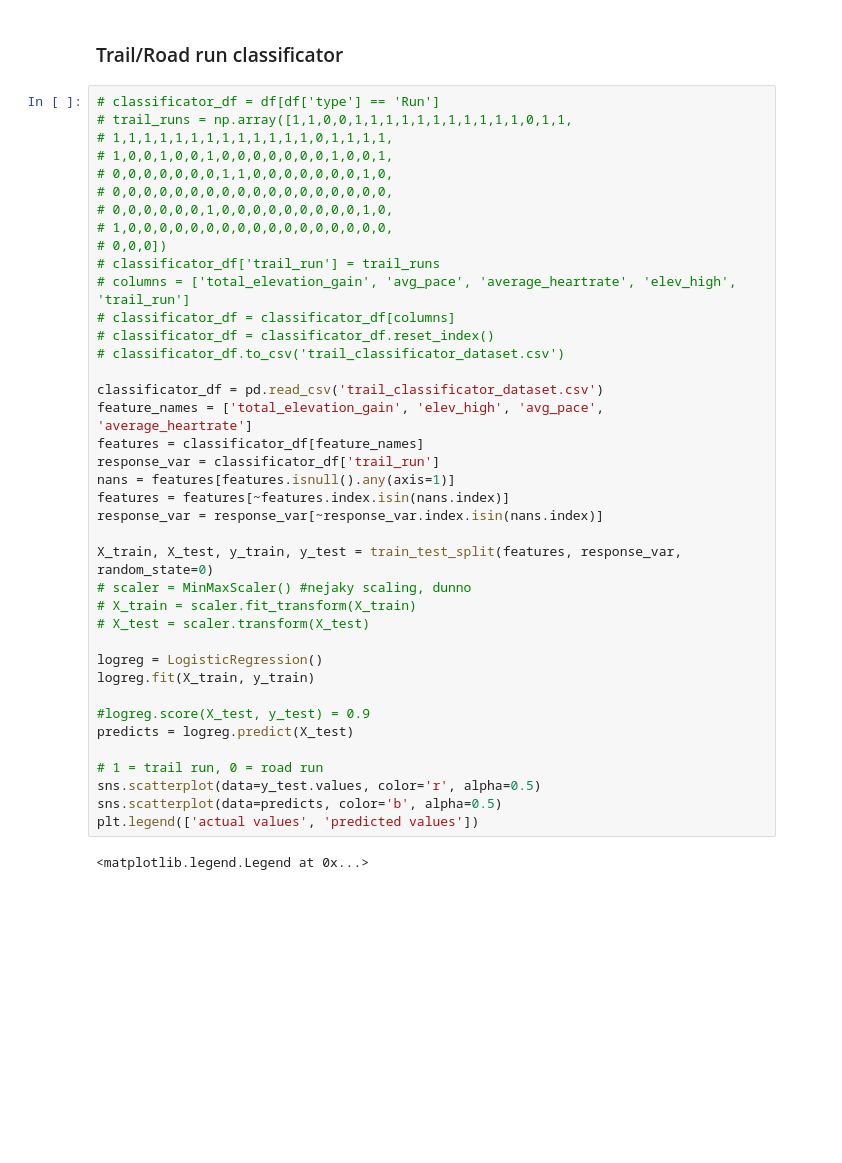
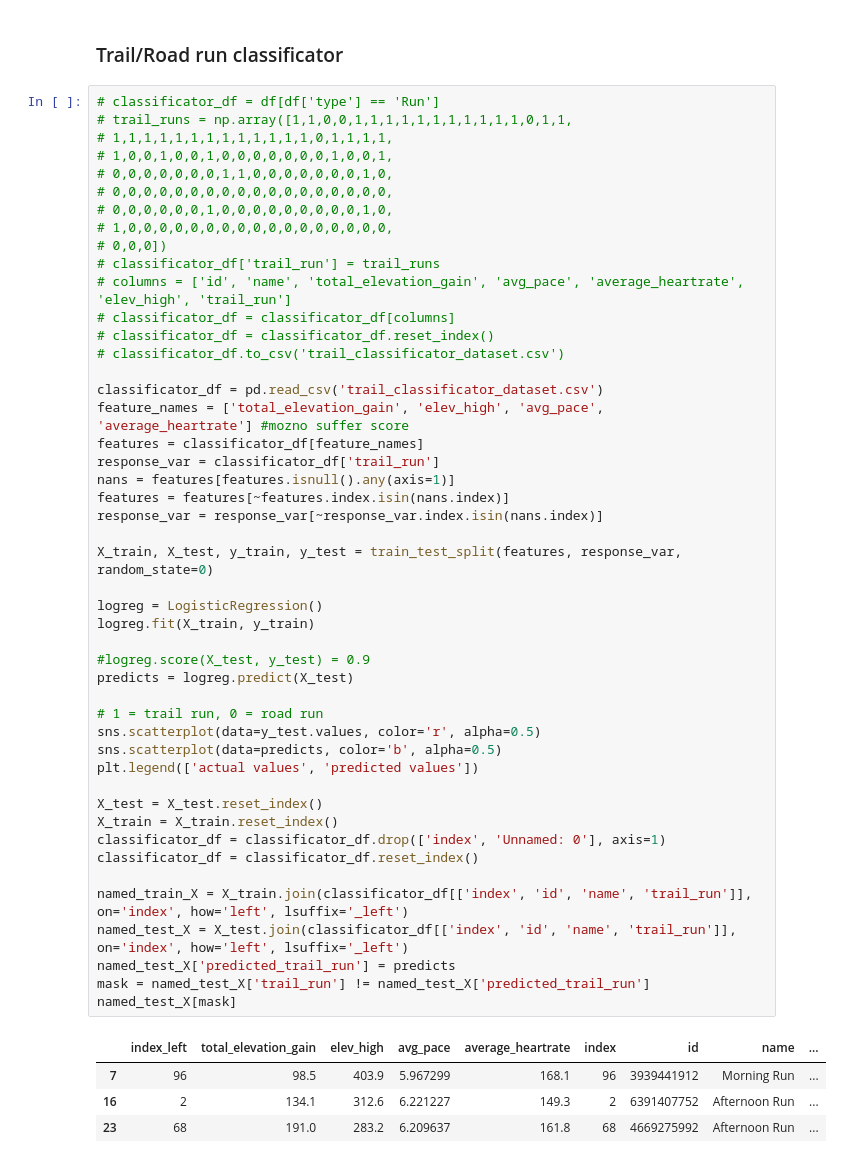
Before and after one commit to Radluy/Stravalytics, a Jupyter notebook: visualize.ipynb, the cells around one changed output. Drawn from its saved outputs; the diff is of its cells as text; blank space fills up the shorter version.

Commit message:
classificator evaluation

```diff
--- a/visualize.ipynb
+++ b/visualize.ipynb
@@ -212,37 +212,48 @@ plt.tight_layout()
 # 0,0,0,0,0,0,0,1,1,0,0,0,0,0,0,0,1,0,
 # 0,0,0,0,0,0,0,0,0,0,0,0,0,0,0,0,0,0,
 # 0,0,0,0,0,0,1,0,0,0,0,0,0,0,0,0,1,0,
 # 1,0,0,0,0,0,0,0,0,0,0,0,0,0,0,0,0,0,
 # 0,0,0])
 # classificator_df['trail_run'] = trail_runs
-# columns = ['total_elevation_gain', 'avg_pace', 'average_heartrate', 'elev_high', 'trail_run']
+# columns = ['id', 'name', 'total_elevation_gain', 'avg_pace', 'average_heartrate', 'elev_high', 'trail_run']
 # classificator_df = classificator_df[columns]
 # classificator_df = classificator_df.reset_index()
 # classificator_df.to_csv('trail_classificator_dataset.csv')
 
 classificator_df = pd.read_csv('trail_classificator_dataset.csv')
-feature_names = ['total_elevation_gain', 'elev_high', 'avg_pace', 'average_heartrate']
+feature_names = ['total_elevation_gain', 'elev_high', 'avg_pace', 'average_heartrate'] #mozno suffer score
 features = classificator_df[feature_names]
 response_var = classificator_df['trail_run']
 nans = features[features.isnull().any(axis=1)]
 features = features[~features.index.isin(nans.index)]
 response_var = response_var[~response_var.index.isin(nans.index)]
 
 X_train, X_test, y_train, y_test = train_test_split(features, response_var, random_state=0)
-# scaler = MinMaxScaler() #nejaky scaling, dunno
-# X_train = scaler.fit_transform(X_train)
-# X_test = scaler.transform(X_test)
 
 logreg = LogisticRegression()
 logreg.fit(X_train, y_train)
 
 #logreg.score(X_test, y_test) = 0.9
 predicts = logreg.predict(X_test)
 
 # 1 = trail run, 0 = road run
 sns.scatterplot(data=y_test.values, color='r', alpha=0.5)
 sns.scatterplot(data=predicts, color='b', alpha=0.5)
 plt.legend(['actual values', 'predicted values'])
+
+X_test = X_test.reset_index()
+X_train = X_train.reset_index()
+classificator_df = classificator_df.drop(['index', 'Unnamed: 0'], axis=1)
+classificator_df = classificator_df.reset_index()
+
+named_train_X = X_train.join(classificator_df[['index', 'id', 'name', 'trail_run']], on='index', how='left', lsuffix='_left')
+named_test_X = X_test.join(classificator_df[['index', 'id', 'name', 'trail_run']], on='index', how='left', lsuffix='_left')
+named_test_X['predicted_trail_run'] = predicts
+mask = named_test_X['trail_run'] != named_test_X['predicted_trail_run']
+named_test_X[mask]
 # %% [output]
-<matplotlib.legend.Legend at 0x...>
+|  | index_left | total_elevation_gain | elev_high | avg_pace | average_heartrate | index | id | name | ... |
+| 7 | 96 | 98.5 | 403.9 | 5.967299 | 168.1 | 96 | 3939441912 | Morning Run | ... |
+| 16 | 2 | 134.1 | 312.6 | 6.221227 | 149.3 | 2 | 6391407752 | Afternoon Run | ... |
+| 23 | 68 | 191.0 | 283.2 | 6.209637 | 161.8 | 68 | 4669275992 | Afternoon Run | ... |
 [figure]
```
